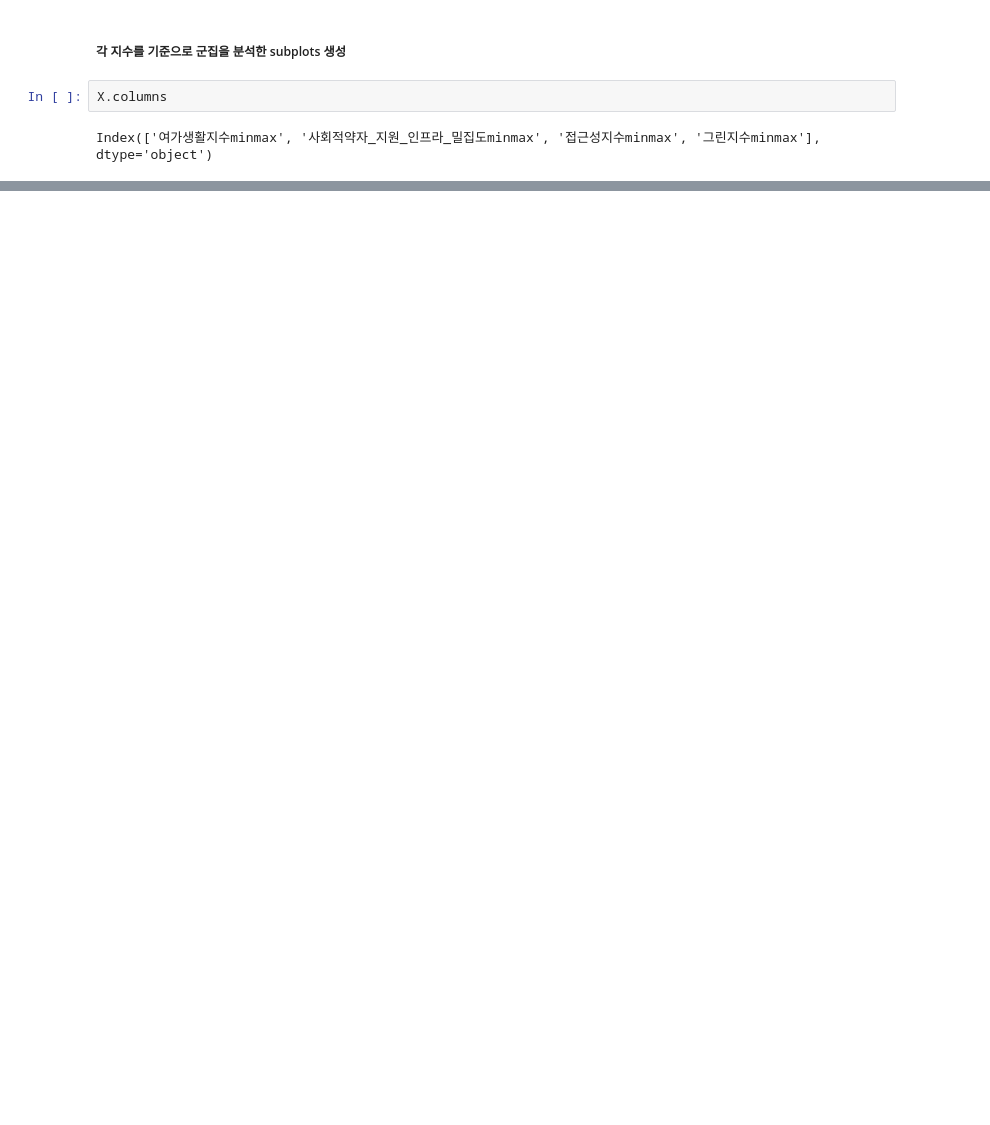
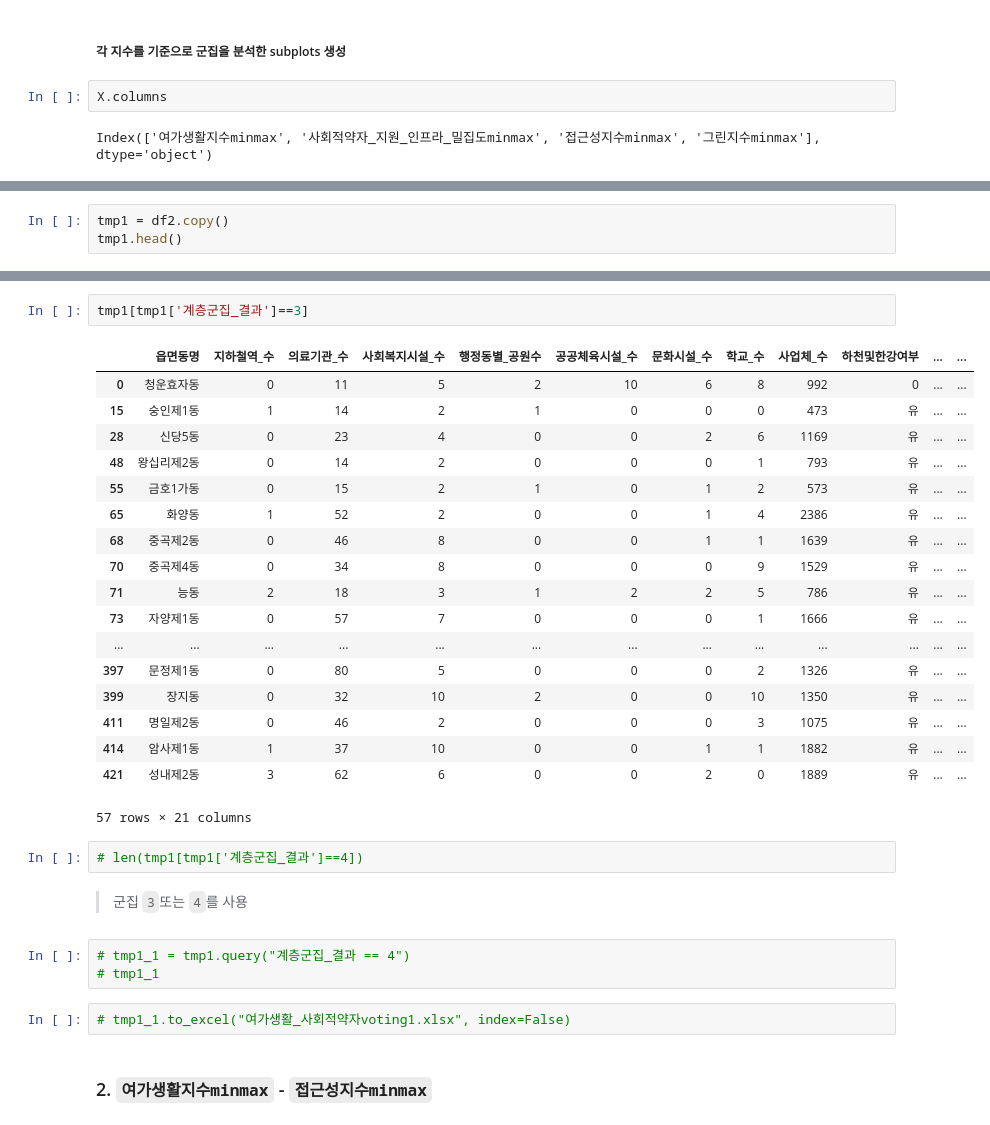
Before and after one commit to jaekim3220/finalproject, a Jupyter notebook: 계층적군집.ipynb, the cells around one changed output, grey strips where cells are left out. Saved outputs shown, nothing was run; the diff lists cells and outputs as text; blank space fills up the shorter version.

```diff
--- a/계층적군집.ipynb
+++ b/계층적군집.ipynb
@@ -425,0 +356,3 @@ plt.show()
+# %%
+tmp1 = df2.copy()
+tmp1.head()
@@ -425,0 +367,32 @@ plt.show()
+# %%
+tmp1[tmp1['계층군집_결과']==3]
+# %% [output]
+|  | 읍면동명 | 지하철역_수 | 의료기관_수 | 사회복지시설_수 | 행정동별_공원수 | 공공체육시설_수 | 문화시설_수 | 학교_수 | 사업체_수 | 하천및한강여부 | ... | ... |
+| 0 | 청운효자동 | 0 | 11 | 5 | 2 | 10 | 6 | 8 | 992 | 0 | ... | ... |
+| 15 | 숭인제1동 | 1 | 14 | 2 | 1 | 0 | 0 | 0 | 473 | 유 | ... | ... |
+| 28 | 신당5동 | 0 | 23 | 4 | 0 | 0 | 2 | 6 | 1169 | 유 | ... | ... |
+| 48 | 왕십리제2동 | 0 | 14 | 2 | 0 | 0 | 0 | 1 | 793 | 유 | ... | ... |
+| 55 | 금호1가동 | 0 | 15 | 2 | 1 | 0 | 1 | 2 | 573 | 유 | ... | ... |
+| 65 | 화양동 | 1 | 52 | 2 | 0 | 0 | 1 | 4 | 2386 | 유 | ... | ... |
+| 68 | 중곡제2동 | 0 | 46 | 8 | 0 | 0 | 1 | 1 | 1639 | 유 | ... | ... |
+| 70 | 중곡제4동 | 0 | 34 | 8 | 0 | 0 | 0 | 9 | 1529 | 유 | ... | ... |
+| 71 | 능동 | 2 | 18 | 3 | 1 | 2 | 2 | 5 | 786 | 유 | ... | ... |
+| 73 | 자양제1동 | 0 | 57 | 7 | 0 | 0 | 0 | 1 | 1666 | 유 | ... | ... |
+| ... | ... | ... | ... | ... | ... | ... | ... | ... | ... | ... | ... | ... |
+| 397 | 문정제1동 | 0 | 80 | 5 | 0 | 0 | 0 | 2 | 1326 | 유 | ... | ... |
+| 399 | 장지동 | 0 | 32 | 10 | 2 | 0 | 0 | 10 | 1350 | 유 | ... | ... |
+| 411 | 명일제2동 | 0 | 46 | 2 | 0 | 0 | 0 | 3 | 1075 | 유 | ... | ... |
+| 414 | 암사제1동 | 1 | 37 | 10 | 0 | 0 | 1 | 1 | 1882 | 유 | ... | ... |
+| 421 | 성내제2동 | 3 | 62 | 6 | 0 | 0 | 2 | 0 | 1889 | 유 | ... | ... |
+57 rows × 21 columns
+# %%
+# len(tmp1[tmp1['계층군집_결과']==4])
+# %% [markdown]
+> 군집 `3`또는 `4`를 사용
+# %%
+# tmp1_1 = tmp1.query("계층군집_결과 == 4")
+# tmp1_1
+# %%
+# tmp1_1.to_excel("여가생활_사회적약자voting1.xlsx", index=False)
+# %% [markdown]
+### 2. `여가생활지수minmax` - `접근성지수minmax`
```
Also changed, not shown: parts of 43 cells of this notebook, 12 other files.
